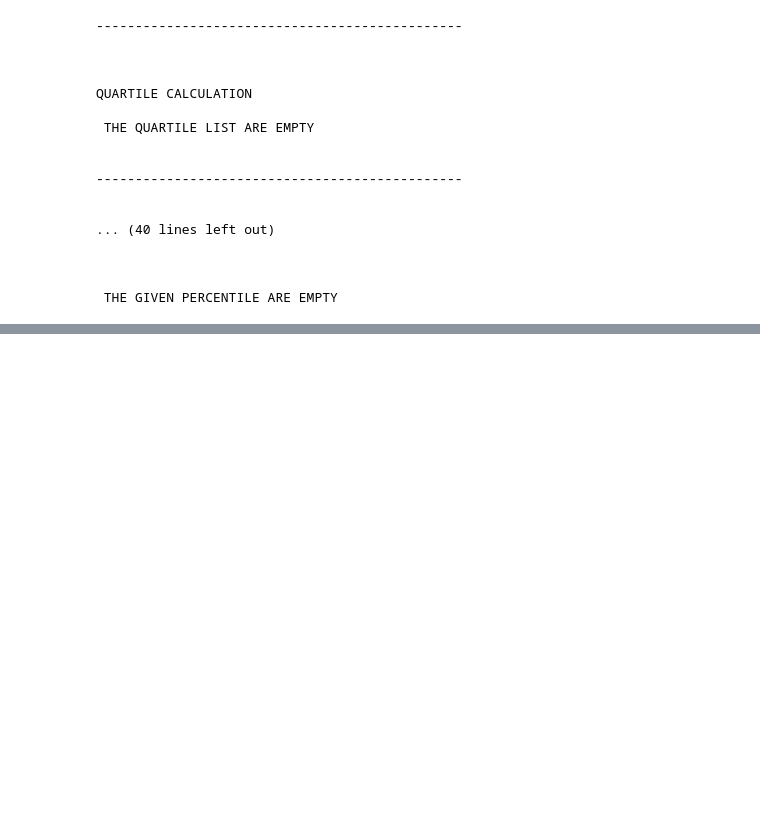
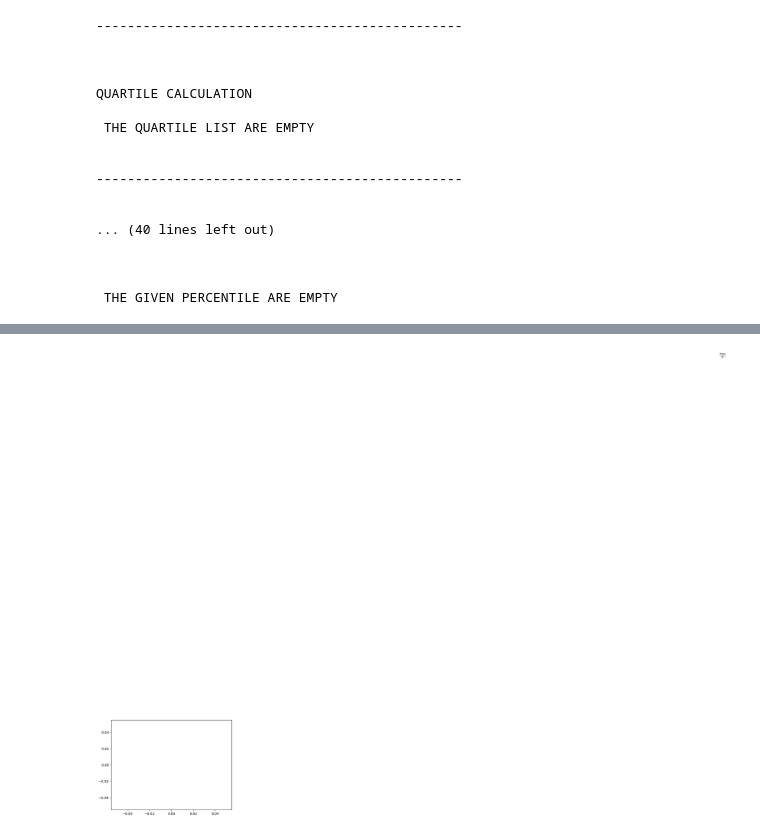
Before and after one commit to ProtacioUno/VinluanEner-Porfolio-Labs, a Jupyter notebook: Python Project/MeasureOfPosition_group.ipynb, the cells around one changed output, grey strips where cells are left out. Drawn from its saved outputs; the diff is of its cells as text; code cells hidden in the pictures; blank space fills up the shorter version.

```diff
--- a/Python Project/MeasureOfPosition_group.ipynb
+++ b/Python Project/MeasureOfPosition_group.ipynb
@@ -1537,3 +1552,14 @@ QUARTILE CALCULATION
 
 
  THE GIVEN PERCENTILE ARE EMPTY
+# %%
+import matplotlib.pyplot as plt
+
+# a = 'shit'
+# b = 'ness'
+a = '\\frac{heyo}{b}'  #notice escaped slash
+plt.plot()
+plt.text(0.5, 0.5,'$%s$'%a)
+plt.show()
+# %% [output]
+[figure, added]
```
Also changed, not shown: parts of 3 cells of this notebook.
